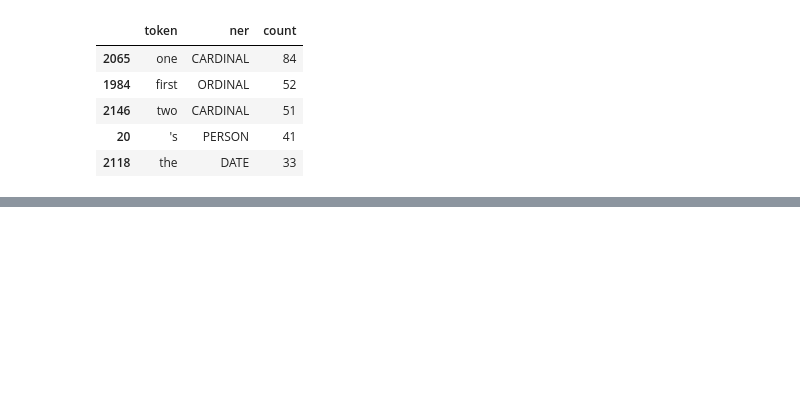
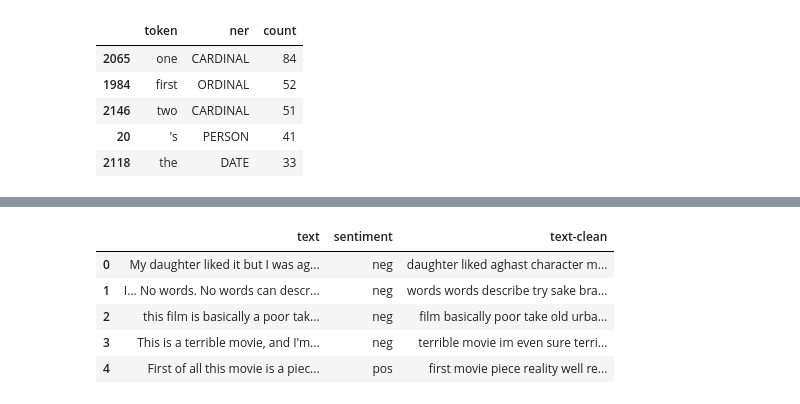
Before and after one commit to wanderer878/jupyter, a Jupyter notebook: imdb_movie_reviews_model.ipynb, the cells around one changed output, grey strips where cells are left out. Drawn from its saved outputs; the diff is of its cells as text; code cells hidden in the pictures; blank space fills up the shorter version.

```diff
--- a/imdb_movie_reviews_model.ipynb
+++ b/imdb_movie_reviews_model.ipynb
@@ -190,0 +239,3 @@ negative_ner_table.head()
+# %%
+nltk.download('stopwords')
+en_stopwords = stopwords.words('english')
@@ -190,0 +246,10 @@ negative_ner_table.head()
+# %%
+data['text-clean'] = data['text-clean'].apply(lambda x: ' '.join(words for words in x.split() if words not in en_stopwords))
+data.head()
+# %% [output]
+|  | text | sentiment | text-clean |
+| 0 | My daughter liked it but I was ag... | neg | daughter liked aghast character m... |
+| 1 | I... No words. No words can descr... | neg | words words describe try sake bra... |
+| 2 | this film is basically a poor tak... | neg | film basically poor take old urba... |
+| 3 | This is a terrible movie, and I'm... | neg | terrible movie im even sure terri... |
+| 4 | First of all this movie is a piec... | pos | first movie piece reality well re... |
```
Also changed, not shown: parts of 8 cells of this notebook.
